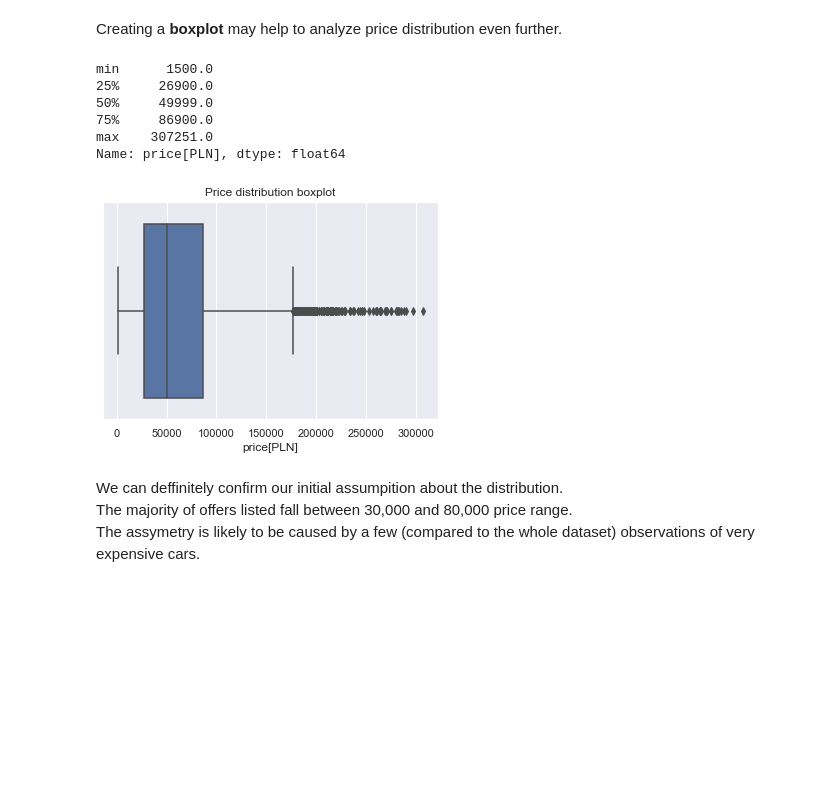
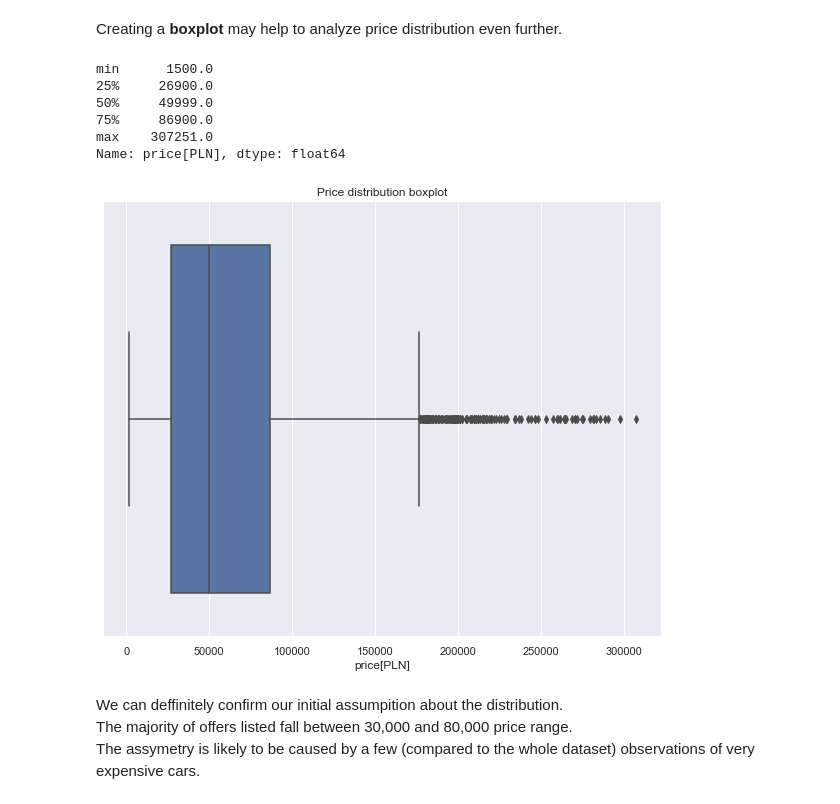
Before and after one commit to pawel-grzeszczyk/Car-Market-Analysis, a Jupyter notebook: car_market_analysis.ipynb, the cells around one changed output. Drawn from its saved outputs; the diff is of its cells as text; code cells hidden in the pictures; blank space fills up the shorter version.

```diff
--- a/car_market_analysis.ipynb
+++ b/car_market_analysis.ipynb
@@ -262,18 +263,19 @@ sns.histplot(data = data,
 # %% [markdown]
 Creating a **boxplot** may help to analyze price distribution even further.
 # %%
+plt.figure(figsize = (10, 8))
 sns.set_theme(style="darkgrid")
 sns.boxplot(x=data['price[PLN]']).set(title='Price distribution boxplot')
 
 data['price[PLN]'].describe()[['min', '25%', '50%', '75%', 'max']]
 # %% [output]
 min      1500.0
 25%     26900.0
 50%     49999.0
 75%     86900.0
 max    307251.0
 Name: price[PLN], dtype: float64
-[figure, old version]
+[figure, new version]
 # %% [markdown]
 We can deffinitely confirm our initial assumpition about the distribution.
 The majority of offers listed fall between 30,000 and 80,000 price range.
```
Also changed, not shown: parts of 5 cells of this notebook.
